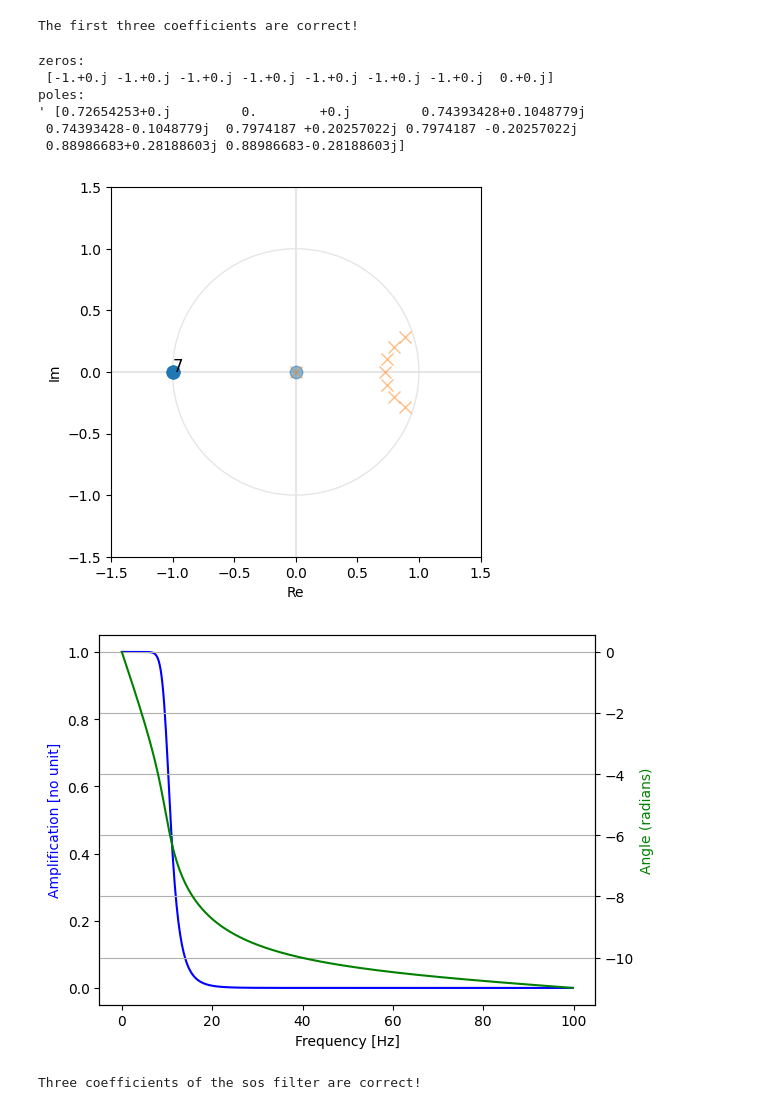
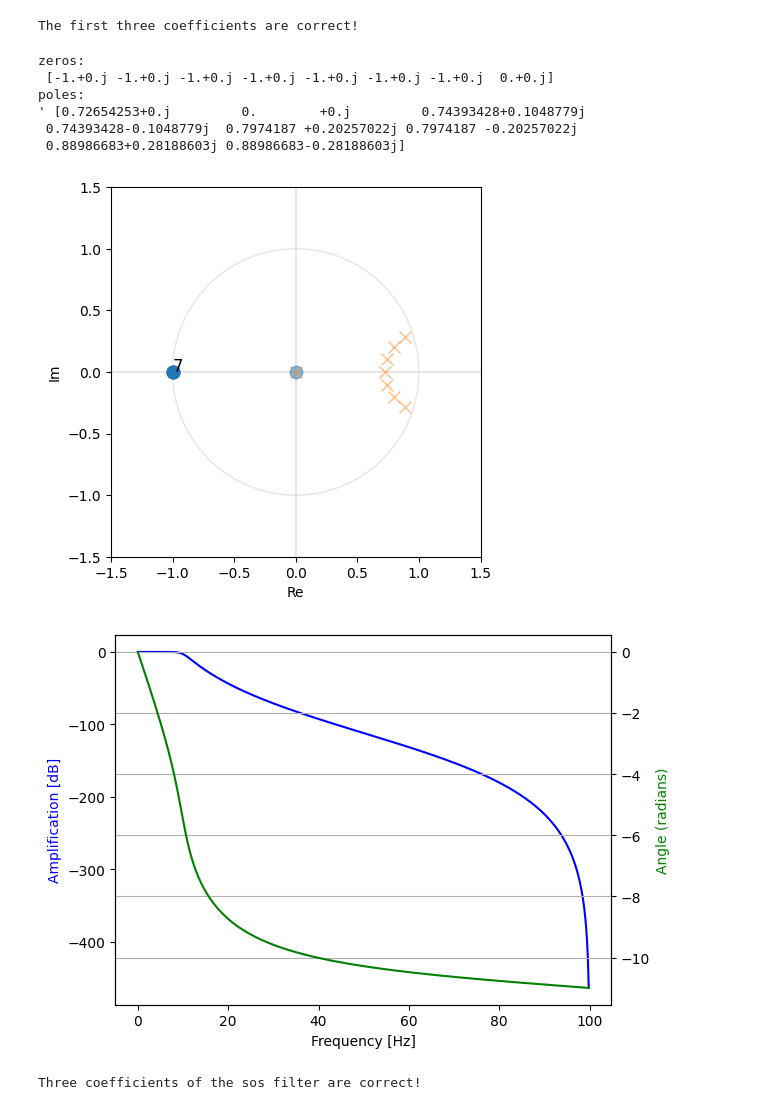
Before and after one commit to DoerteWa/dsss_homework_2, a Jupyter notebook: exercise-09.ipynb, the cells around one changed output. Saved outputs shown, nothing was run; the diff lists cells and outputs as text; code cells hidden in the pictures.

```diff
--- a/exercise-09.ipynb
+++ b/exercise-09.ipynb
@@ -182,19 +182,19 @@ The first three coefficients are correct!
 # %%
 # Create the same filter using `sos` output. Name to sos filter coefficients as 'sos'
 sos = signal.butter(N=N, Wn = Wn, output = 'sos', fs = sampling_rate)
 
 # Inspect the output
 pole_zero_plot(sos = sos)
-plot_freq_response(sos = sos, sampling_rate=sampling_rate, log_y = False)
+plot_freq_response(sos = sos, sampling_rate=sampling_rate)
 # %% [output]
 zeros:
  [-1.+0.j -1.+0.j -1.+0.j -1.+0.j -1.+0.j -1.+0.j -1.+0.j  0.+0.j]
 poles:
 ' [0.72654253+0.j         0.        +0.j         0.74393428+0.1048779j
  0.74393428-0.1048779j  0.7974187 +0.20257022j 0.7974187 -0.20257022j
  0.88986683+0.28188603j 0.88986683-0.28188603j]
 [figure]
-[figure, old version]
+[figure, new version]
 # %%
 
 assert abs(sum(sos[0][0:3] - [1.22964989e-06, 2.45929977e-06, 1.22964989e-06])) < 1e-3, 'Three coefficients of the sos filter are wrong.'
```
Also changed, not shown: parts of 3 cells of this notebook.
